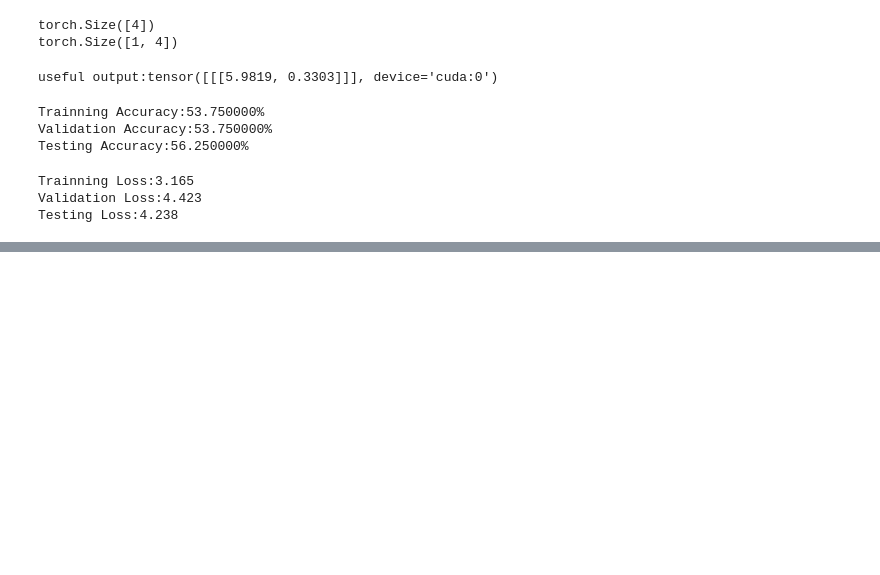
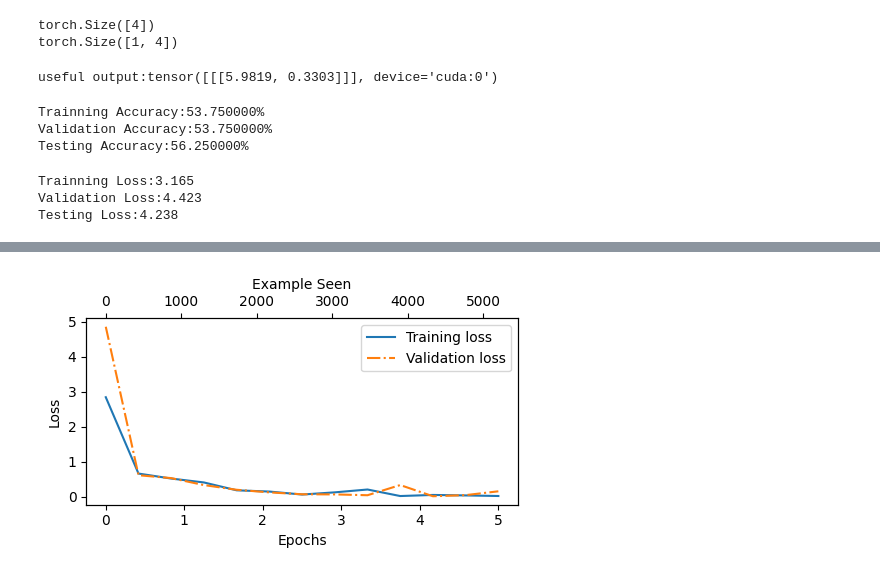
Before and after one commit to Jaachimsthal/gpt2-with-classifier-and-instruction, a Jupyter notebook: classification_fine_tuning.ipynb, the cells around one changed output, grey strips where cells are left out. Drawn from its saved outputs; the diff is of its cells as text; code cells hidden in the pictures; blank space fills up the shorter version.

```diff
--- a/classification_fine_tuning.ipynb
+++ b/classification_fine_tuning.ipynb
@@ -593,0 +594,35 @@ Traning accuracy: 90.00% | Validation accuracy: 95.00%
+# %%
+import matplotlib.pyplot as plt
+
+def plot_values(epochs_seen: torch.Tensor, example_seens: torch.Tensor, train_values: list[float], val_values: list[float], label: str="loss") -> None:
+    """绘制曲线
+
+    Args:
+        epochs_seen (torch.Tensor): 训练轮数
+        example_seens (torch.Tensor): 样本数
+        train_values (list[float]): 训练记录值（损失/准确率）
+        val_values (list[float]): 验证记录值（损失/准确率）
+        label (str, optional): Y轴Labels. Defaults to "loss".
+    """
+
+    fig, ax1 = plt.subplots(figsize=(5, 3))
+
+    ax1.plot(epochs_seen, train_values, label=f"Training {label}")
+    ax1.plot(epochs_seen, val_values, linestyle="-.", label=f"Validation {label}")
+    ax1.set_xlabel("Epochs")
+    ax1.set_ylabel(label.capitalize())
+    ax1.legend()
+
+    ax2 = ax1.twiny() # 为所见样本创建第二个x轴
+    ax2.plot(example_seens, train_values, alpha=0) # 不可见图形（X轴）用于对齐刻度
+    ax2.set_xlabel("Example Seen")
+
+    fig.tight_layout() # 调整布局腾出空间
+    plt.show()
+
+epochs_tensor = torch.linspace(0, num_epochs, len(train_losses))
+examples_seen_tensor = torch.linspace(0, example_seens, len(train_losses))
+
+plot_values(epochs_tensor, examples_seen_tensor, train_losses, val_losses)
+# %% [output]
+[figure, added]
```
Also changed, not shown: parts of 3 cells of this notebook.
